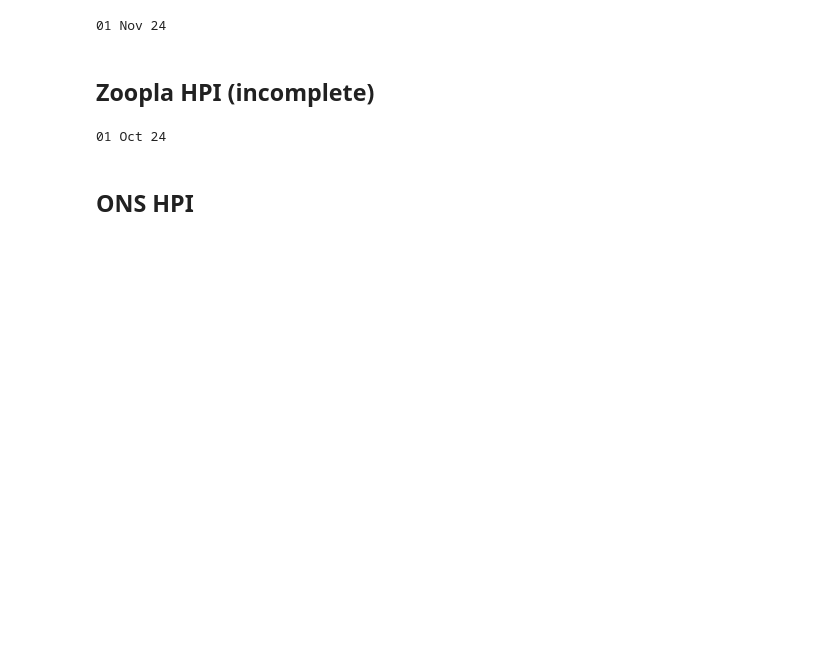
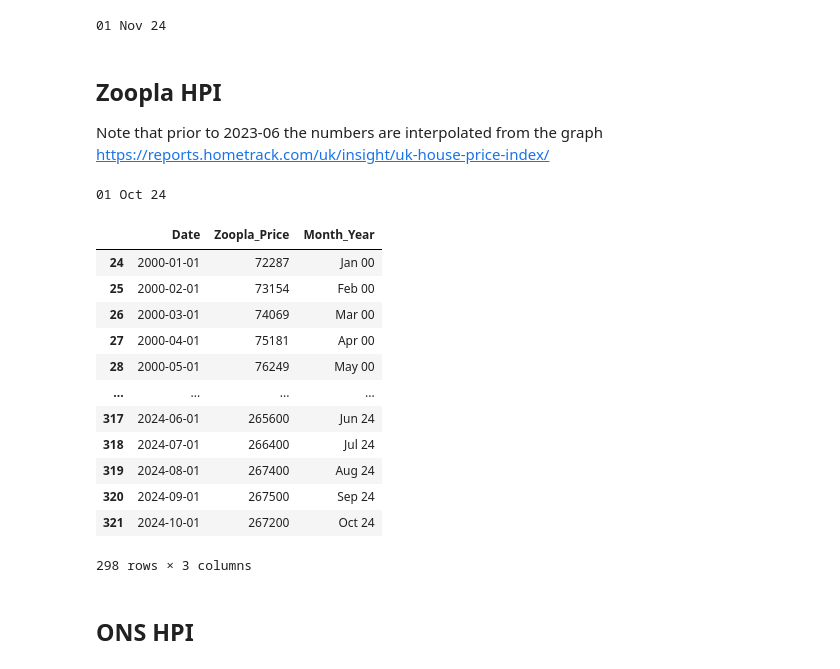
Before and after one commit to rpreen/econ, a Jupyter notebook: econ.ipynb, the cells around one changed output. Saved outputs shown, nothing was run; the diff lists cells and outputs as text; code cells hidden in the pictures; blank space fills up the shorter version.

```diff
--- a/econ.ipynb
+++ b/econ.ipynb
@@ -179,24 +179,42 @@ print(last_date)
 # %% [output]
 01 Nov 24
 # %% [markdown]
-## Zoopla HPI (incomplete)
+## Zoopla HPI
+
+Note that prior to 2023-06 the numbers are interpolated from the graph https://reports.hometrack.com/uk/insight/uk-house-price-index/
 # %%
 def get_zoopla_data() -> pd.DataFrame:
     """Return DataFrame with Zoopla house prices."""
     filename = "zoopla_hpi.csv"
     filename = os.path.join(DATA_DIR, filename)
     return pd.read_csv(filename)
 
 
 df_zoo = get_zoopla_data()
 df_zoo.columns = ["Date", "Zoopla_Price"]
-df_zoo["Date"] = pd.to_datetime(df_zoo["Date"], format="%b %y")
+df_zoo["Date"] = pd.to_datetime(df_zoo["Date"], format="%Y-%m")
 df_zoo = df_zoo.sort_values(by="Date")
 df_zoo["Month_Year"] = df_zoo["Date"].dt.strftime("%b %y")
+df_zoo = df_zoo[df_zoo["Date"] >= "2000-01-01"]
 last_date = df_zoo["Date"].max().strftime("%d %b %y")
 print(last_date)
+
+df_zoo
 # %% [output]
 01 Oct 24
+|  | Date | Zoopla_Price | Month_Year |
+| 24 | 2000-01-01 | 72287 | Jan 00 |
+| 25 | 2000-02-01 | 73154 | Feb 00 |
+| 26 | 2000-03-01 | 74069 | Mar 00 |
+| 27 | 2000-04-01 | 75181 | Apr 00 |
+| 28 | 2000-05-01 | 76249 | May 00 |
+| ... | ... | ... | ... |
+| 317 | 2024-06-01 | 265600 | Jun 24 |
+| 318 | 2024-07-01 | 266400 | Jul 24 |
+| 319 | 2024-08-01 | 267400 | Aug 24 |
+| 320 | 2024-09-01 | 267500 | Sep 24 |
+| 321 | 2024-10-01 | 267200 | Oct 24 |
+298 rows × 3 columns
 # %% [markdown]
 ## ONS HPI
 # %%
```
Also changed, not shown: parts of 2 cells of this notebook, 1 other file.
